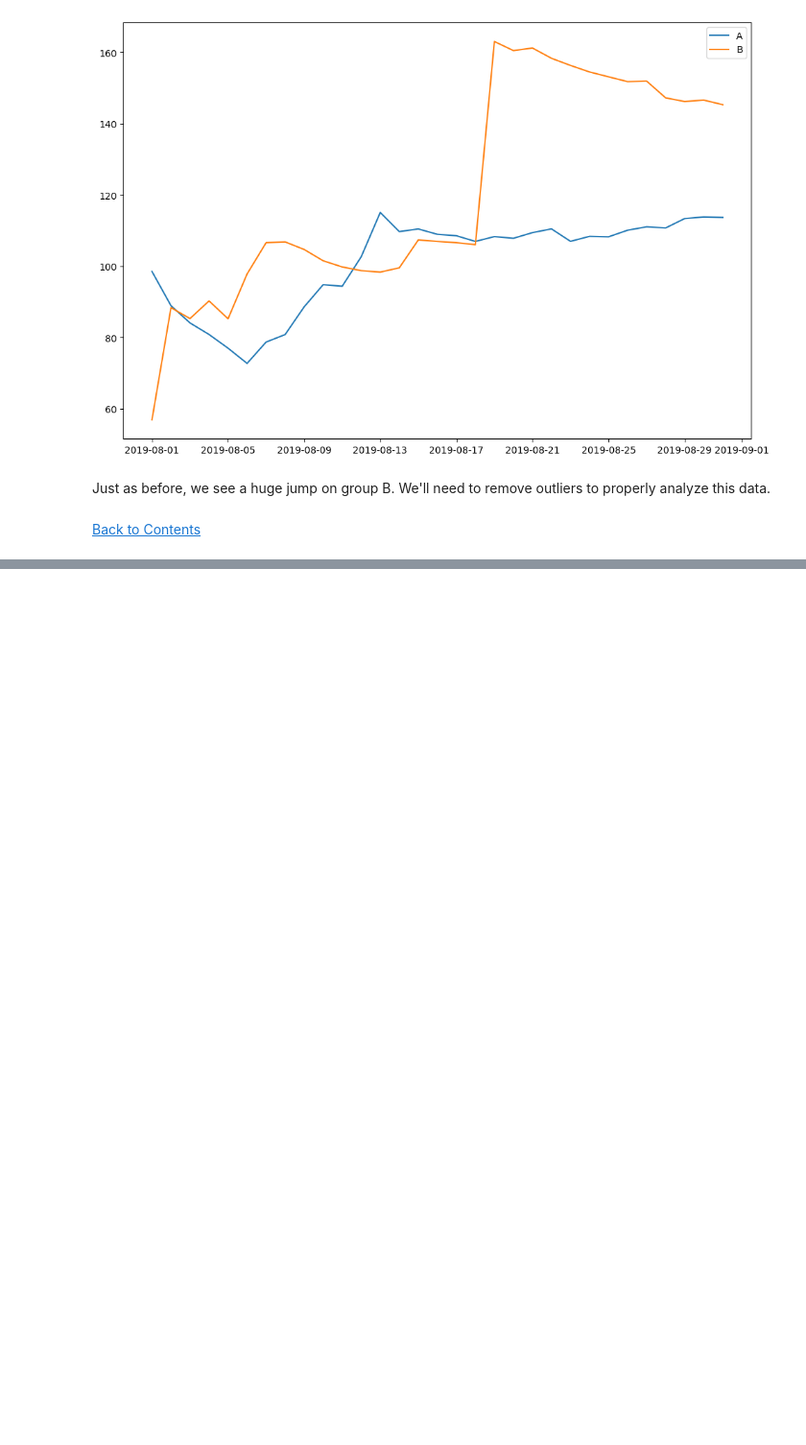
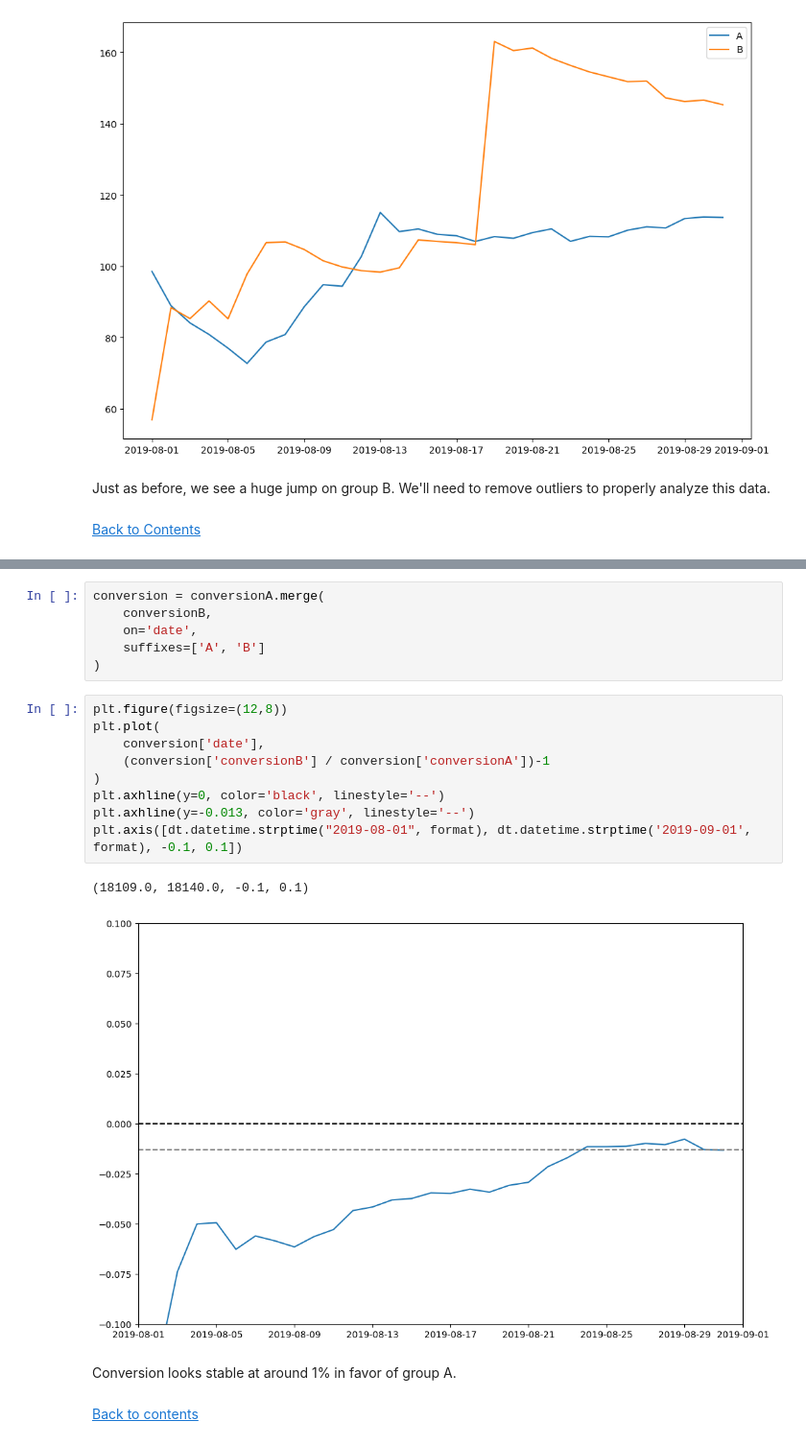
Before and after one commit to Silverscale/Tripleten-A-B-testing, a Jupyter notebook: A_B_testing.ipynb, the cells around one changed output, grey strips where cells are left out. Shown: that part at 96% size. Saved outputs shown, nothing was run; the diff lists cells and outputs as text; blank space fills up the shorter version.

```diff
--- a/A_B_testing.ipynb
+++ b/A_B_testing.ipynb
@@ -406,0 +462,22 @@ Just as before, we see a huge jump on group B. We'll need to remove outliers to
+# %%
+conversion = conversionA.merge(
+    conversionB,
+    on='date',
+    suffixes=['A', 'B']
+)
+# %%
+plt.figure(figsize=(12,8))
+plt.plot(
+    conversion['date'],
+    (conversion['conversionB'] / conversion['conversionA'])-1
+)
+plt.axhline(y=0, color='black', linestyle='--')
+plt.axhline(y=-0.013, color='gray', linestyle='--')
+plt.axis([dt.datetime.strptime("2019-08-01", format), dt.datetime.strptime('2019-09-01', format), -0.1, 0.1])
+# %% [output]
+(18109.0, 18140.0, -0.1, 0.1)
+[figure, added]
+# %% [markdown]
+Conversion looks stable at around 1% in favor of group A.
+# %% [markdown]
+[Back to contents](#back)
```
Also changed, not shown: parts of 14 cells of this notebook.
